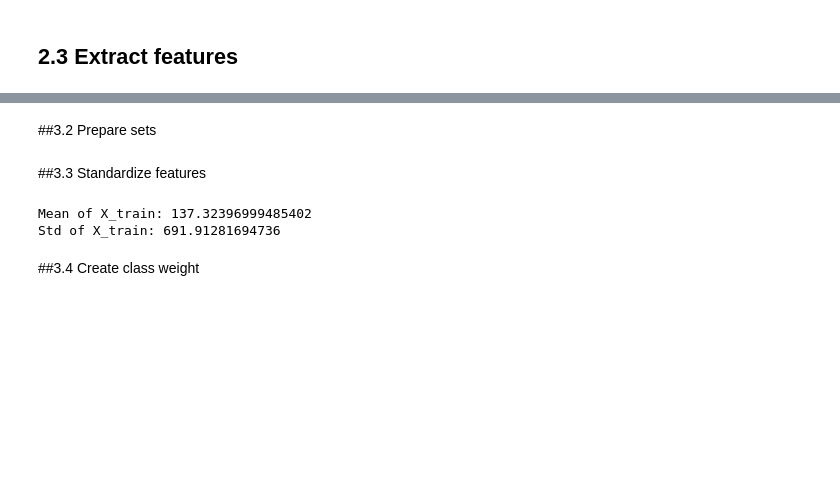
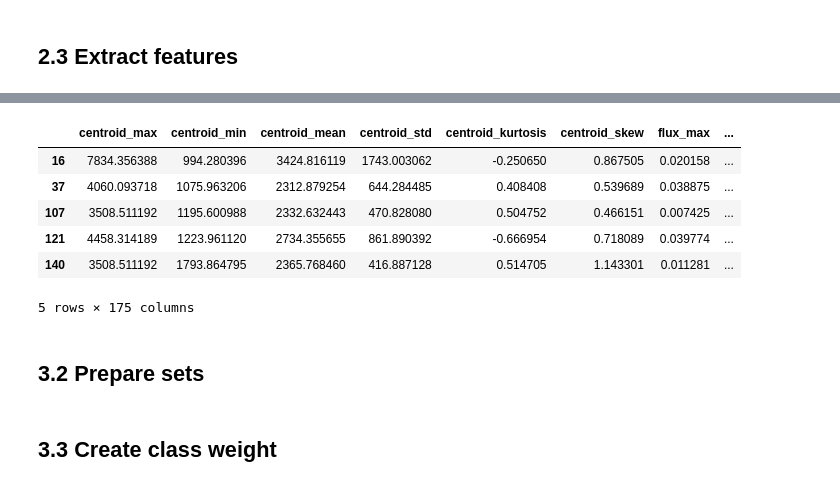
Before and after one commit to mjhof/similarity-modeling, a Jupyter notebook: notebooks/audio-based-feature-engineering.ipynb, the cells around one changed output, grey strips where cells are left out. Saved outputs shown, nothing was run; the diff lists cells and outputs as text; code cells hidden in the pictures; blank space fills up the shorter version.

```diff
--- a/notebooks/audio-based-feature-engineering.ipynb
+++ b/notebooks/audio-based-feature-engineering.ipynb
@@ -407,3 +406,13 @@ df_test = pd.read_csv(os.path.join(AUDIO_PATH, 'test_data.csv'))
+# %%
+df_train[df_train['label'] == 1].head()
+# %% [output]
+|  | centroid_max | centroid_min | centroid_mean | centroid_std | centroid_kurtosis | centroid_skew | flux_max | ... |
+| 16 | 7834.356388 | 994.280396 | 3424.816119 | 1743.003062 | -0.250650 | 0.867505 | 0.020158 | ... |
+| 37 | 4060.093718 | 1075.963206 | 2312.879254 | 644.284485 | 0.408408 | 0.539689 | 0.038875 | ... |
+| 107 | 3508.511192 | 1195.600988 | 2332.632443 | 470.828080 | 0.504752 | 0.466151 | 0.007425 | ... |
+| 121 | 4458.314189 | 1223.961120 | 2734.355655 | 861.890392 | -0.666954 | 0.718089 | 0.039774 | ... |
+| 140 | 3508.511192 | 1793.864795 | 2365.768460 | 416.887128 | 0.514705 | 1.143301 | 0.011281 | ... |
+5 rows × 175 columns
 # %% [markdown]
-##3.2 Prepare sets
+## 3.2 Prepare sets
 # %%
@@ -417,19 +426,4 @@ X_test=df_test.drop('label', axis=1).values
 y_test=df_test['label'].values
-# %% [markdown]
-##3.3 Standardize features
-# %%
-xt_mean = X_train.mean()
-xt_std = X_train.std()
-
-print(f"Mean of X_train: {xt_mean}")
-print(f"Std of X_train: {xt_std}")
-
-X_train = (X_train - xt_mean) / xt_std
-X_valid = (X_valid - xt_mean) / xt_std
-X_test = (X_test - xt_mean) / xt_std
-# %% [output]
-Mean of X_train: 137.32396999485402
-Std of X_train: 691.91281694736
 # %% [markdown]
-##3.4 Create class weight
+## 3.3 Create class weight
 # %%
```
Also changed, not shown: parts of 41 cells of this notebook, 3 other files.
